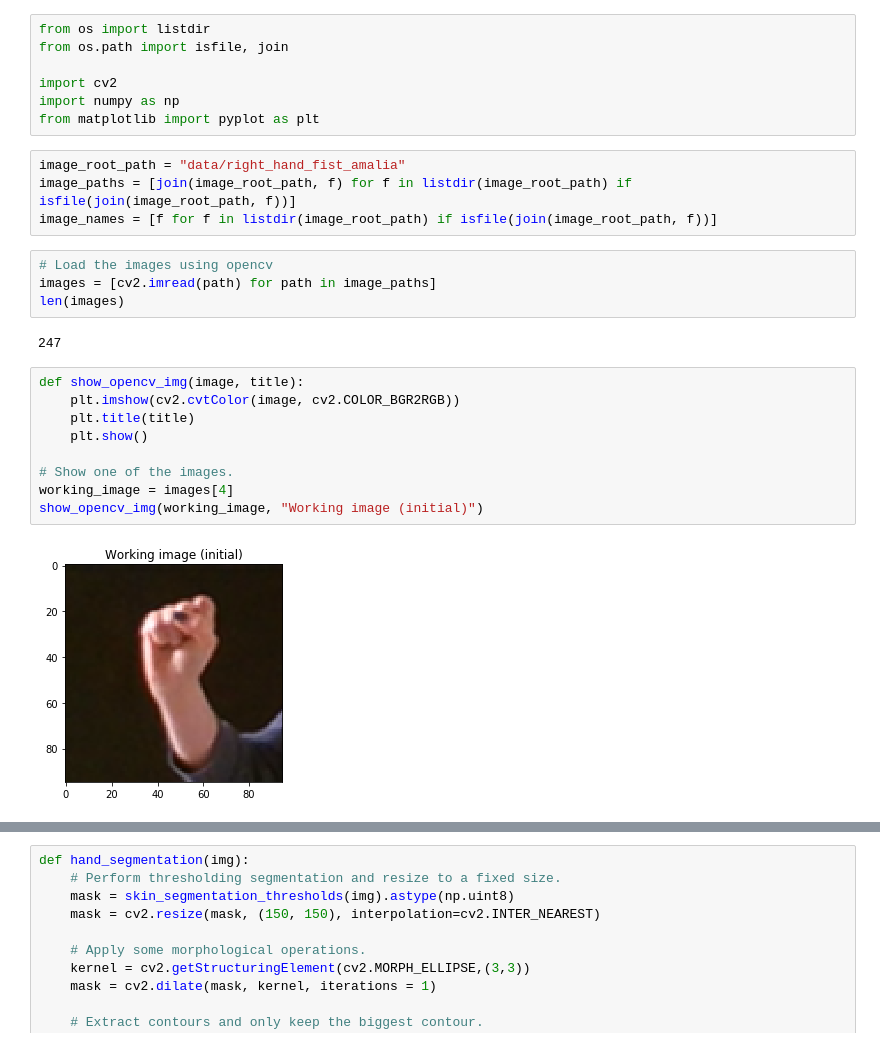
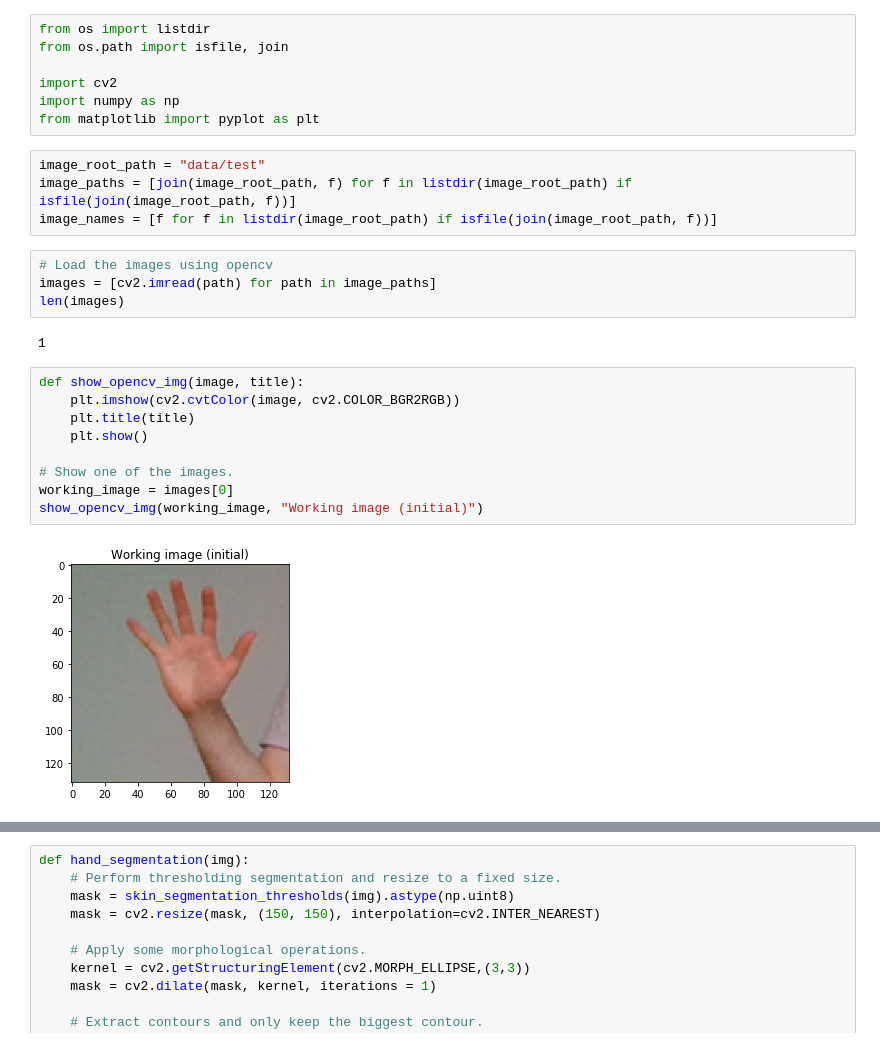
Before and after one commit to surajpaib/gesture-driven-presentations, a Jupyter notebook: src/hand_segmentation_test.ipynb, the cells around one changed output, grey strips where cells are left out. Saved outputs shown, nothing was run; the diff lists cells and outputs as text.

```diff
--- a/src/hand_segmentation_test.ipynb
+++ b/src/hand_segmentation_test.ipynb
@@ -6,7 +6,7 @@ import cv2
 import numpy as np
 from matplotlib import pyplot as plt
 # %%
-image_root_path = "data/right_hand_fist_amalia"
+image_root_path = "data/test"
 image_paths = [join(image_root_path, f) for f in listdir(image_root_path) if isfile(join(image_root_path, f))]
 image_names = [f for f in listdir(image_root_path) if isfile(join(image_root_path, f))]
 # %%
@@ -14,18 +14,18 @@ image_names = [f for f in listdir(image_root_path) if isfile(join(image_root_pat
 images = [cv2.imread(path) for path in image_paths]
 len(images)
 # %% [output]
-247
+1
 # %%
 def show_opencv_img(image, title):
     plt.imshow(cv2.cvtColor(image, cv2.COLOR_BGR2RGB))
     plt.title(title)
     plt.show()
 
 # Show one of the images.
-working_image = images[4]
+working_image = images[0]
 show_opencv_img(working_image, "Working image (initial)")
 # %% [output]
-[figure, old version]
+[figure, new version]
 # %%
 def basic_preprocessing_steps(img):
     new_img = cv2.blur(img,(5,5))
```
Also changed, not shown: parts of 10 cells of this notebook, 11 other files.
